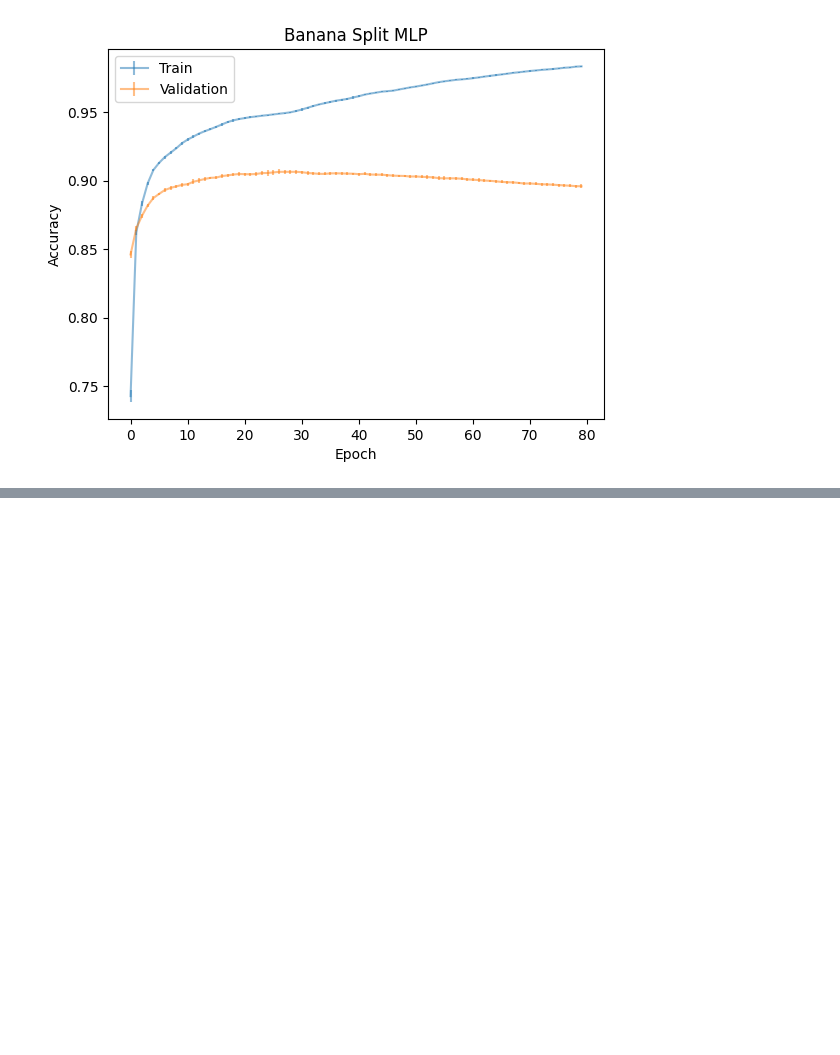
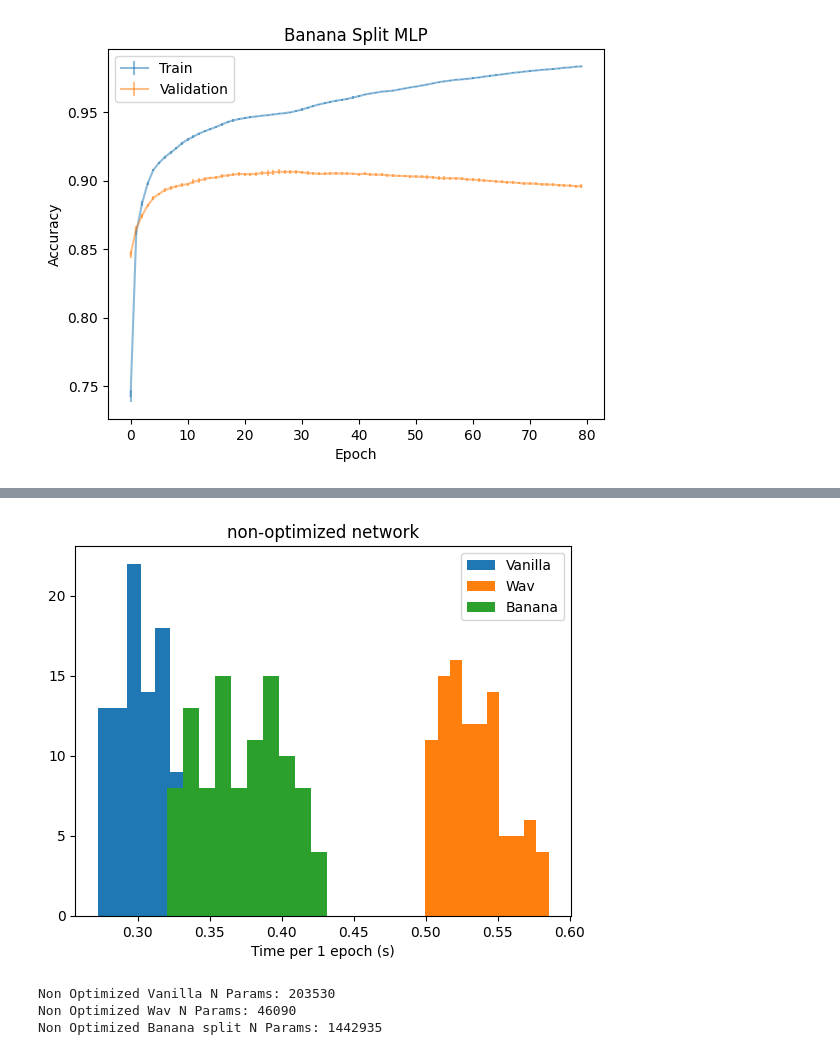
Before and after one commit to deepskies/DeepWavNN, a Jupyter notebook: notebooks/optimizer_mnist.ipynb, the cells around one changed output, grey strips where cells are left out. Saved outputs shown, nothing was run; the diff lists cells and outputs as text; code cells hidden in the pictures; blank space fills up the shorter version.

```diff
--- a/notebooks/optimizer_mnist.ipynb
+++ b/notebooks/optimizer_mnist.ipynb
@@ -215,0 +404,39 @@ plot_experiment_history(all_vanilla_split_history, "Banana Split MLP")
+# %%
+plt.hist(vanilla_timing, label='Vanilla')
+plt.hist(wav_timing, label='Wav')
+plt.hist(banana_timing, label='Banana')
+plt.xlabel("Time per 1 epoch (s)")
+plt.title("non-optimized network")
+plt.legend()
+plt.show()
+# %% [output]
+[figure, added]
+# %%
+
+vanilla_params = {
+            "in_channels": 28,
+            "hidden_size": 256,
+            "out_channels": 10,
+            "tail": True,
+        }
+banana_params = vanilla_params.copy()
+wav_params = vanilla_params.copy()
+wav_params["level"] = 3
+
+
+vanilla = VanillaMLP(**vanilla_params)
+n_vanilla_params = sum(p.numel() for p in vanilla.parameters() if p.requires_grad)
+
+wav = WavMLP(**wav_params)
+n_wav_params = sum(p.numel() for p in wav.parameters() if p.requires_grad)
+
+banana = BananaSplitMLP(**vanilla_split_params['model_params'])
+n_banana_parameters = sum(p.numel() for p in banana.parameters() if p.requires_grad)
+
+print(f"Non Optimized Vanilla N Params: {n_vanilla_params}")
+print(f"Non Optimized Wav N Params: {n_wav_params}")
+print(f"Non Optimized Banana split N Params: {n_banana_parameters}")
+# %% [output]
+Non Optimized Vanilla N Params: 203530
+Non Optimized Wav N Params: 46090
+Non Optimized Banana split N Params: 1442935
```
Also changed, not shown: parts of 7 cells of this notebook, 1 other file.
